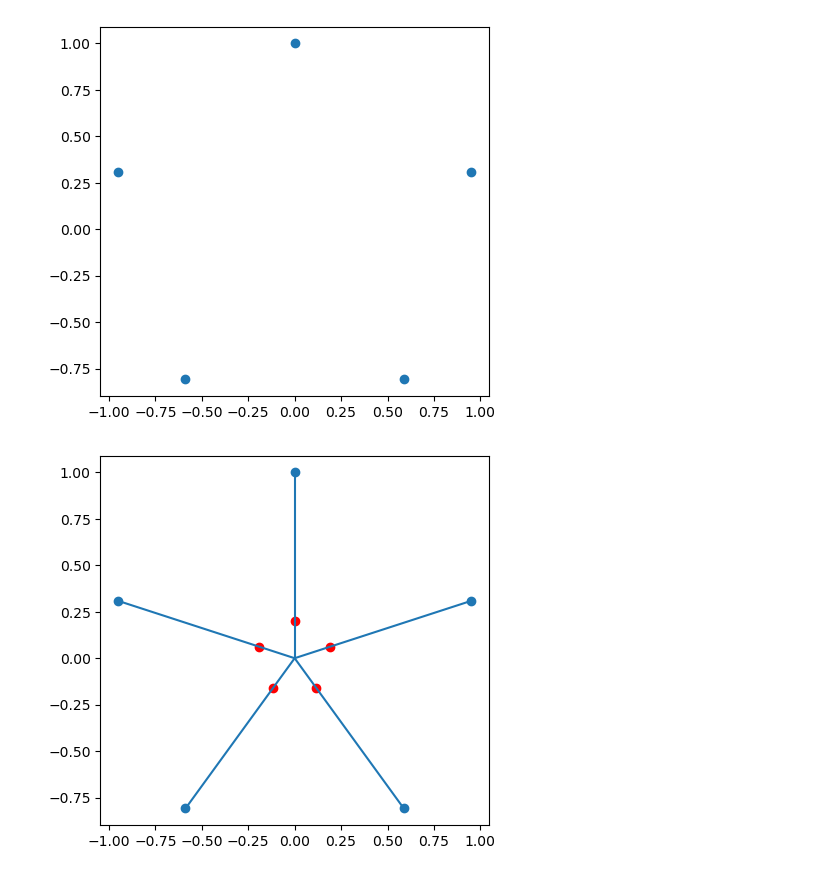
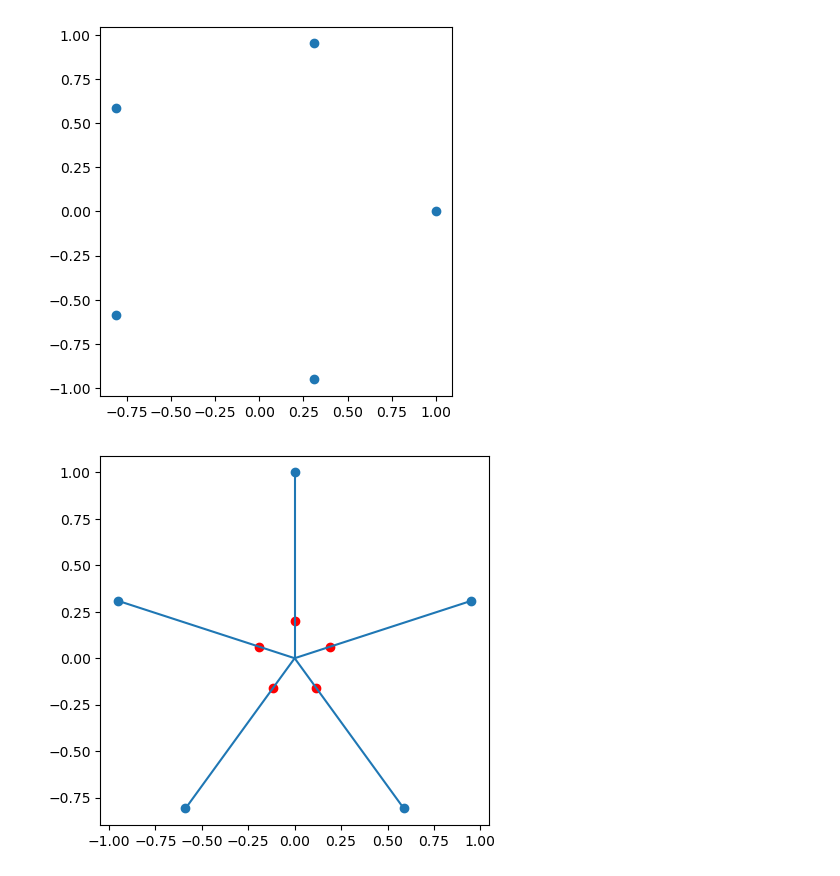
Before and after one commit to WilliamTylerBradley/grid_tilings, a Jupyter notebook: testing.ipynb, the cells around one changed output. Cells and saved outputs as stored; diff of their text form; code cells hidden in the pictures.

```diff
--- a/testing.ipynb
+++ b/testing.ipynb
@@ -10,11 +10,11 @@ cos_list = [np.cos(x * 2 * np.pi / 5) for x in np.arange(5)]
 sin_list = [np.sin(x * 2 * np.pi / 5) for x in np.arange(5)]
 # %%
 fig, ax = plt.subplots()
-ax.scatter(sin_list, cos_list)
+ax.scatter(cos_list, sin_list)
 ax.set_aspect('equal')
 plt.show()
 # %% [output]
-[figure, old version]
+[figure, new version]
 # %%
 offsets = rng.uniform(size=5)
 offsets = offsets / np.sum(offsets)
```
Also changed, not shown: parts of 4 cells of this notebook, 19 other files.
